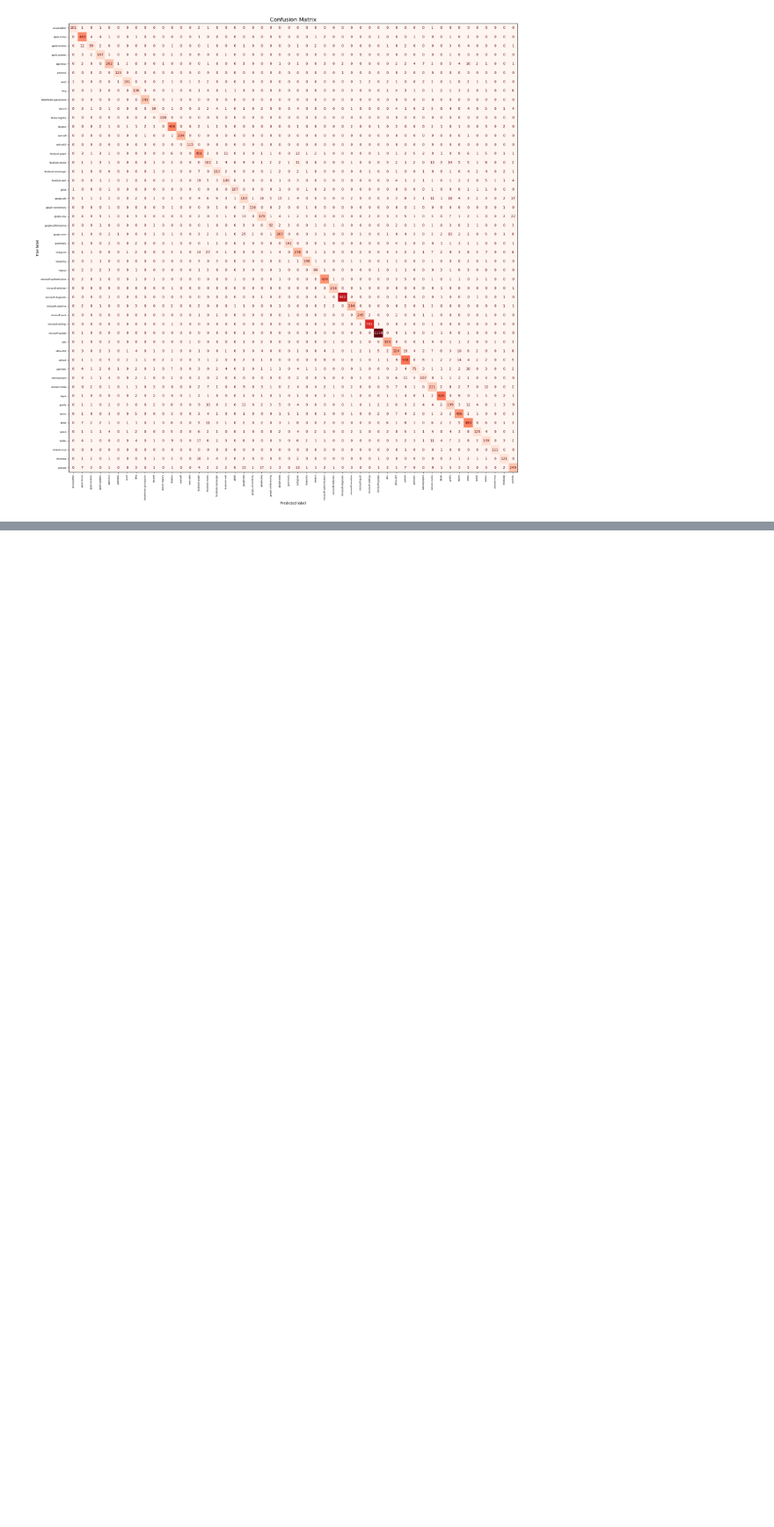
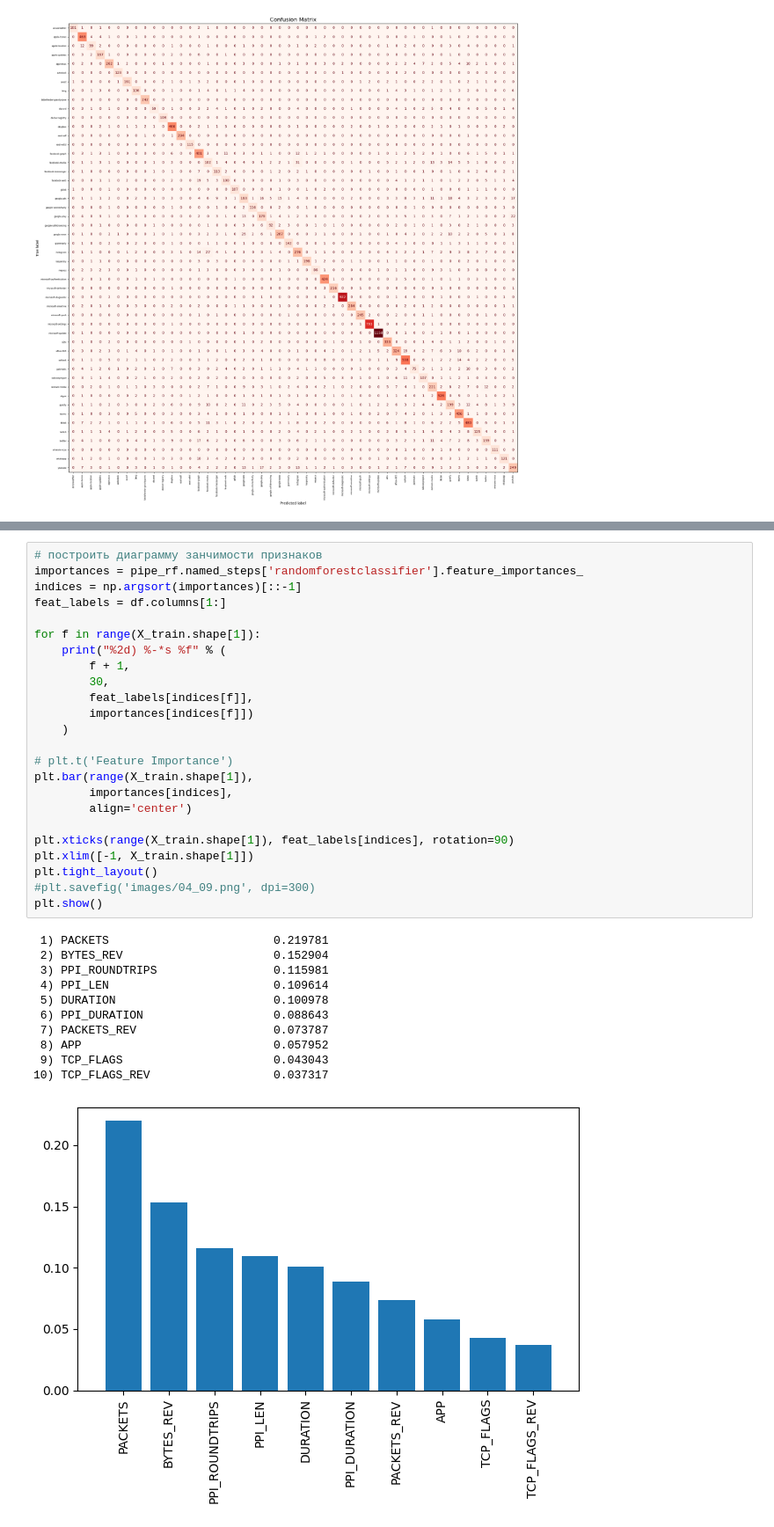
Before and after one commit to MinyaevAndrey/cesnet-tcexamples, a Jupyter notebook: notebooks/example_evaluation.ipynb, the cells around one changed output, grey strips where cells are left out. Shown at 88% size. Cells and saved outputs as stored; diff of their text form; blank space fills up the shorter version.

```diff
--- a/notebooks/example_evaluation.ipynb
+++ b/notebooks/example_evaluation.ipynb
@@ -1809,0 +1886,36 @@ plt.show()
+# %%
+# построить диаграмму занчимости признаков
+importances = pipe_rf.named_steps['randomforestclassifier'].feature_importances_
+indices = np.argsort(importances)[::-1]
+feat_labels = df.columns[1:]
+
+for f in range(X_train.shape[1]):
+    print("%2d) %-*s %f" % (
+        f + 1,
+        30,
+        feat_labels[indices[f]],
+        importances[indices[f]])
+    )
+
+# plt.t('Feature Importance')
+plt.bar(range(X_train.shape[1]),
+        importances[indices],
+        align='center')
+
+plt.xticks(range(X_train.shape[1]), feat_labels[indices], rotation=90)
+plt.xlim([-1, X_train.shape[1]])
+plt.tight_layout()
+#plt.savefig('images/04_09.png', dpi=300)
+plt.show()
+# %% [output]
+ 1) PACKETS                        0.219781
+ 2) BYTES_REV                      0.152904
+ 3) PPI_ROUNDTRIPS                 0.115981
+ 4) PPI_LEN                        0.109614
+ 5) DURATION                       0.100978
+ 6) PPI_DURATION                   0.088643
+ 7) PACKETS_REV                    0.073787
+ 8) APP                            0.057952
+ 9) TCP_FLAGS                      0.043043
+10) TCP_FLAGS_REV                  0.037317
+[figure, added]
```
Also changed, not shown: parts of 2 cells of this notebook.
